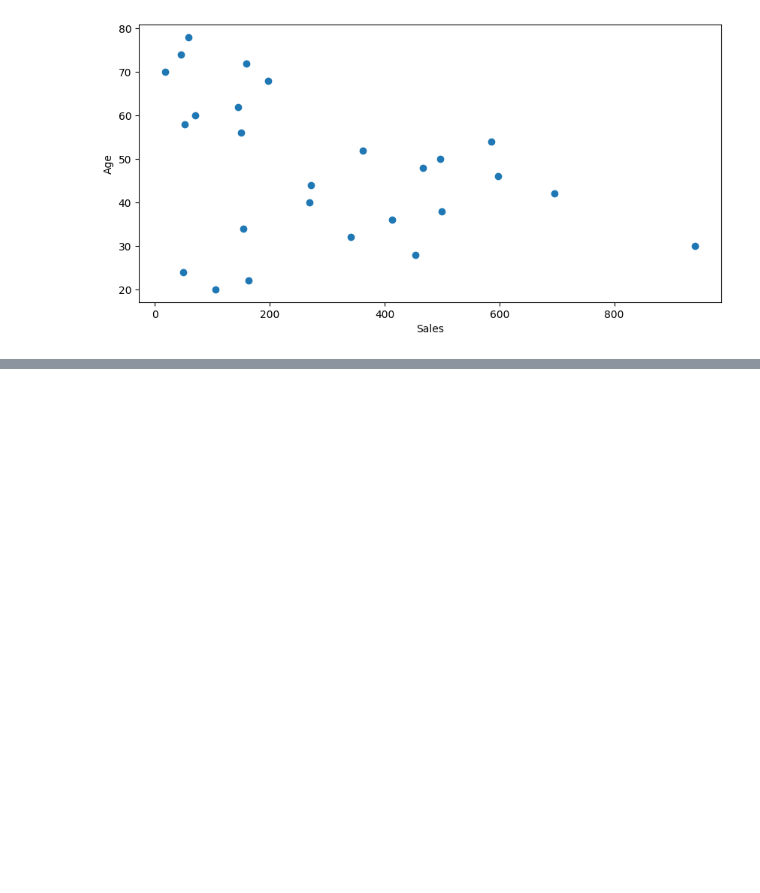
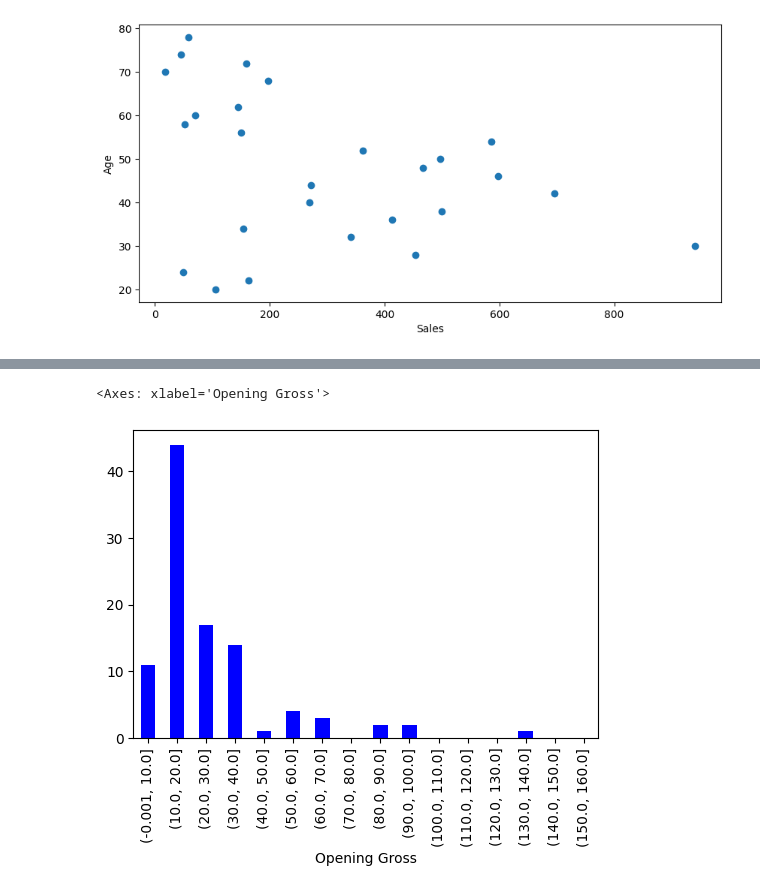
Before and after one commit to zenbaei/Data_Stats_Practice, a Jupyter notebook: Statistics_4_Business_Solutions.ipynb, the cells around one changed output, grey strips where cells are left out. Saved outputs shown, nothing was run; the diff lists cells and outputs as text; code cells hidden in the pictures; blank space fills up the shorter version.

```diff
--- a/Statistics_4_Business_Solutions.ipynb
+++ b/Statistics_4_Business_Solutions.ipynb
@@ -785,0 +863,6 @@ plt.show()
+# %%
+# plot Category's IntervalIndex using pandas
+out.value_counts().sort_index().plot.bar(color='b', figsize=(6,4)) ## rot = 0 for horizontal label
+# %% [output]
+<Axes: xlabel='Opening Gross'>
+[figure, added]
```
Also changed, not shown: parts of 21 cells of this notebook, 2 other files.
